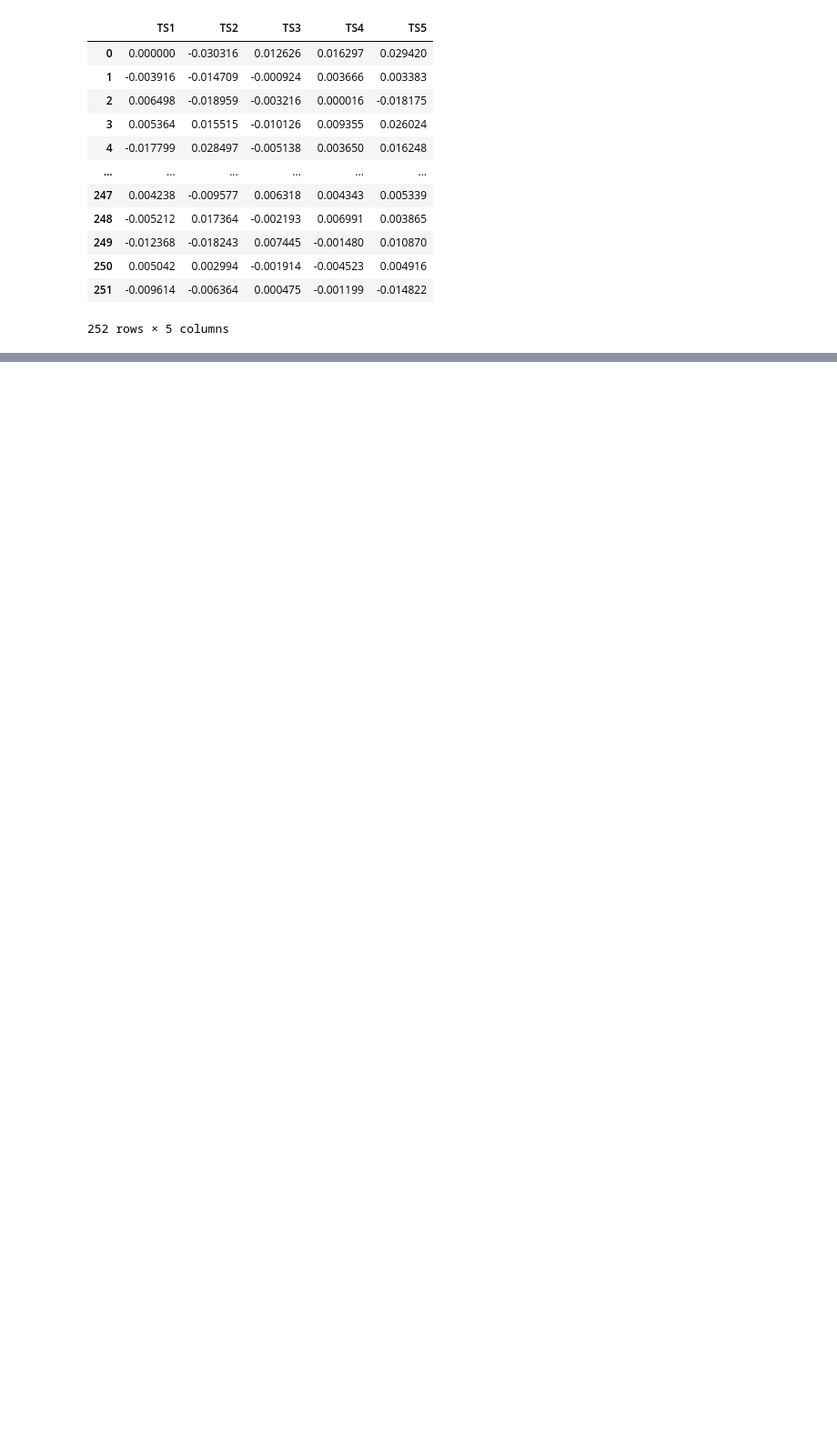
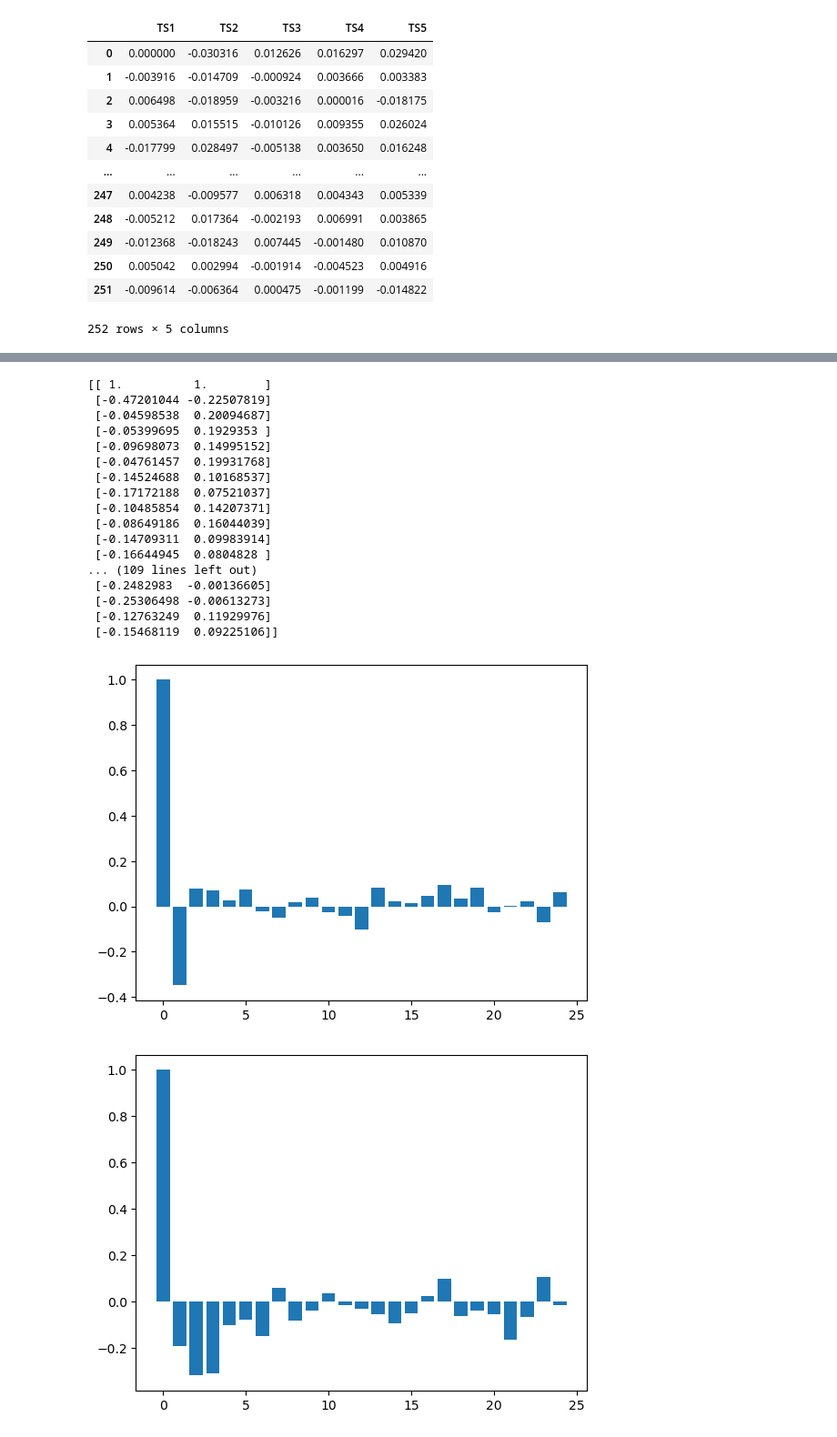
Before and after one commit to lbasioli/Mende, a Jupyter notebook: 3-5.ipynb, the cells around one changed output, grey strips where cells are left out. Shown: that part at 91% size. Saved outputs shown, nothing was run; the diff lists cells and outputs as text; code cells hidden in the pictures; blank space fills up the shorter version.

```diff
--- a/3-5.ipynb
+++ b/3-5.ipynb
@@ -37,32 +58,2 @@ prices.std()*np.sqrt(252)
-# %%
-def acf_single(data, order):
-    d1 = data[:-order][:] if (order > 0) else data
-    d2 = data[order:][:] if (order > 0) else data
-    print(order)
-    print(d1)
-    print(d2)
-    print(np.sqrt(np.sum((d1 - np.mean(d1, axis = 0)) * (d1 - np.mean(d1, axis = 0)))))
-    sig1 = np.sqrt(np.sum(np.square(d1 - np.mean(d1, axis = 0)), axis = 0))
-    sig2 = np.sqrt(np.sum(np.square(d2 - np.mean(d2, axis = 0)), axis = 0))
-
-    return np.sum((d1 - np.mean(d1, axis = 0)) * (d1 - np.mean(d1, axis = 0)) / sig1 / sig2, axis = 0)
-
-def acf(data, max_order = 15):
-    if len(data.shape) > 1: runs = data.shape[1]
-    else: runs = 1
-    res = np.zeros([max_order, runs])
-    for i in range(max_order):
-        res[i, :] = acf_single(data, i)
-    return res
-
-def draw_acf(data, max_order = 15):
-    if len(data.shape) > 1:
-        runs = data.shape[1]
-    else:
-        runs = 1
-    f = acf(data, max_order)
-    for run in range(runs):
-        plt.figure()
-        plt.bar(range(max_order), f[:,run])
 # %%
 acf(prices['TS1'])
@@ -69,2 +76,23 @@ acf(prices['TS1'])
 # %%
-draw_acf(prices, max_order = 30)
+%run "header.ipynb"
+draw_acf(prices, max_order = 30, stat_tools = True)
+# %% [output]
+[[ 1.          1.        ]
+ [-0.47201044 -0.22507819]
+ [-0.04598538  0.20094687]
+ [-0.05399695  0.1929353 ]
+ [-0.09698073  0.14995152]
+ [-0.04761457  0.19931768]
+ [-0.14524688  0.10168537]
+ [-0.17172188  0.07521037]
+ [-0.10485854  0.14207371]
+ [-0.08649186  0.16044039]
+ [-0.14709311  0.09983914]
+ [-0.16644945  0.0804828 ]
+... (109 lines left out)
+ [-0.2482983  -0.00136605]
+ [-0.25306498 -0.00613273]
+ [-0.12763249  0.11929976]
+ [-0.15468119  0.09225106]]
+[figure, added]
+[figure, added]
```
Also changed, not shown: parts of 10 cells of this notebook, 4 other files.
